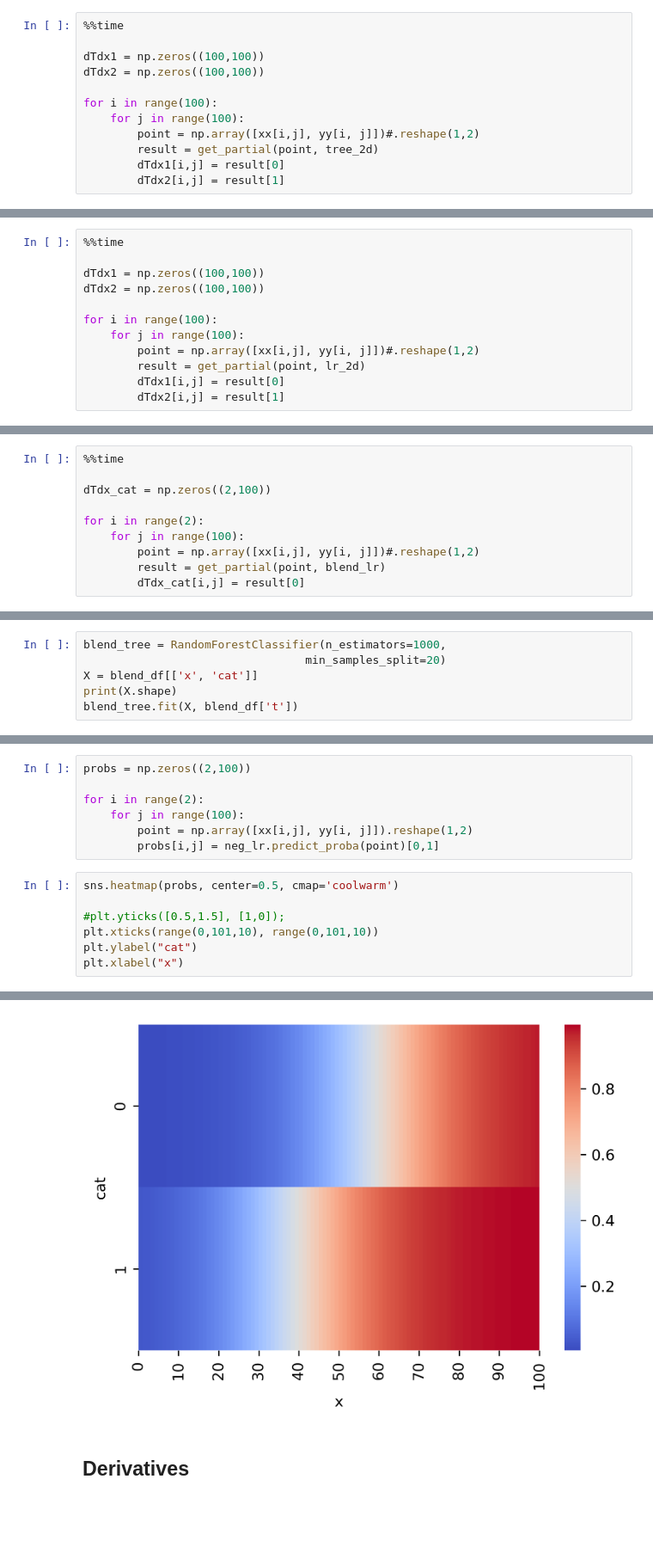
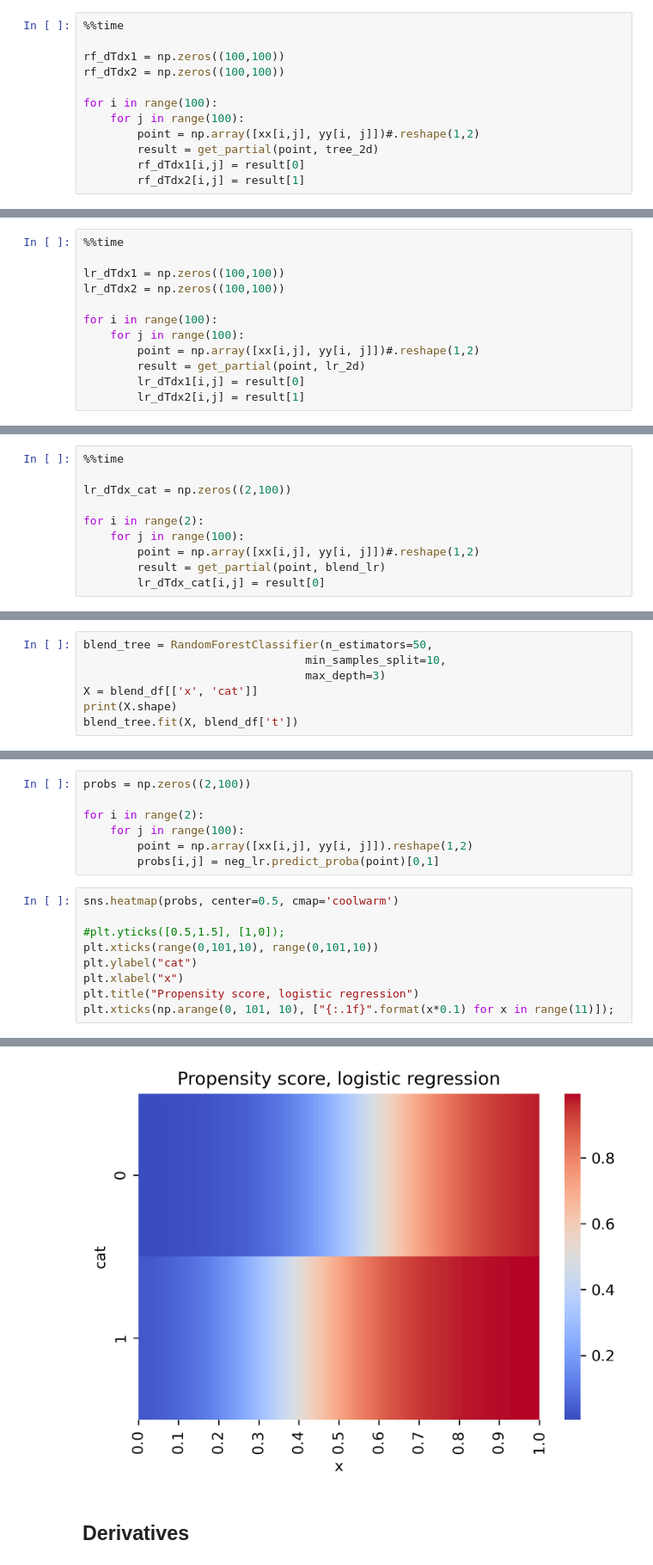
Before and after one commit to tliu526/rdd-discovery, a Jupyter notebook: notebooks/rdd-derivative-exploration.ipynb, the cells around one changed output, grey strips where cells are left out. Shown at 86% size. Cells and saved outputs as stored; diff of their text form; blank space fills up the shorter version.

Commit message:
clean up derivative, propensity score plots

```diff
--- a/notebooks/rdd-derivative-exploration.ipynb
+++ b/notebooks/rdd-derivative-exploration.ipynb
@@ -429,13 +483,13 @@ def get_partial(x, pTreat):
 # %%
 %%time
 
-dTdx1 = np.zeros((100,100))
-dTdx2 = np.zeros((100,100))
+rf_dTdx1 = np.zeros((100,100))
+rf_dTdx2 = np.zeros((100,100))
 
 for i in range(100):
     for j in range(100):
         point = np.array([xx[i,j], yy[i, j]])#.reshape(1,2)
         result = get_partial(point, tree_2d)
-        dTdx1[i,j] = result[0]
-        dTdx2[i,j] = result[1]
+        rf_dTdx1[i,j] = result[0]
+        rf_dTdx2[i,j] = result[1]
 # %% [output]
@@ -461,13 +516,13 @@ plt.yticks([])
 # %%
 %%time
 
-dTdx1 = np.zeros((100,100))
-dTdx2 = np.zeros((100,100))
+lr_dTdx1 = np.zeros((100,100))
+lr_dTdx2 = np.zeros((100,100))
 
 for i in range(100):
     for j in range(100):
         point = np.array([xx[i,j], yy[i, j]])#.reshape(1,2)
         result = get_partial(point, lr_2d)
-        dTdx1[i,j] = result[0]
-        dTdx2[i,j] = result[1]
+        lr_dTdx1[i,j] = result[0]
+        lr_dTdx2[i,j] = result[1]
 # %% [output]
@@ -609,11 +675,11 @@ Text(0.5, 1.0, 'Propensity LR')
 # %%
 %%time
 
-dTdx_cat = np.zeros((2,100))
+lr_dTdx_cat = np.zeros((2,100))
 
 for i in range(2):
     for j in range(100):
         point = np.array([xx[i,j], yy[i, j]])#.reshape(1,2)
         result = get_partial(point, blend_lr)
-        dTdx_cat[i,j] = result[0]
+        lr_dTdx_cat[i,j] = result[0]
 # %% [output]
@@ -630,8 +696,9 @@ plt.xticks(range(0,101,10), range(0,101,10));
 # %% [markdown]
 ## Predicted probability, random forest
 # %%
-blend_tree = RandomForestClassifier(n_estimators=1000,
-                                 min_samples_split=20)
+blend_tree = RandomForestClassifier(n_estimators=50,
+                                 min_samples_split=10,
+                                 max_depth=3)
 X = blend_df[['x', 'cat']]
 print(X.shape)
 blend_tree.fit(X, blend_df['t'])
@@ -833,4 +902,6 @@ sns.heatmap(probs, center=0.5, cmap='coolwarm')
 plt.xticks(range(0,101,10), range(0,101,10))
 plt.ylabel("cat")
 plt.xlabel("x")
+plt.title("Propensity score, logistic regression")
+plt.xticks(np.arange(0, 101, 10), ["{:.1f}".format(x*0.1) for x in range(11)]);
 # %% [output]
@@ -838,4 +908,4 @@ Text(0.5, 64.16666666666666, 'x')
-[figure, old version]
+[figure, new version]
 # %% [markdown]
 ## Derivatives
 # %%
```
Also changed, not shown: parts of 43 cells of this notebook.
